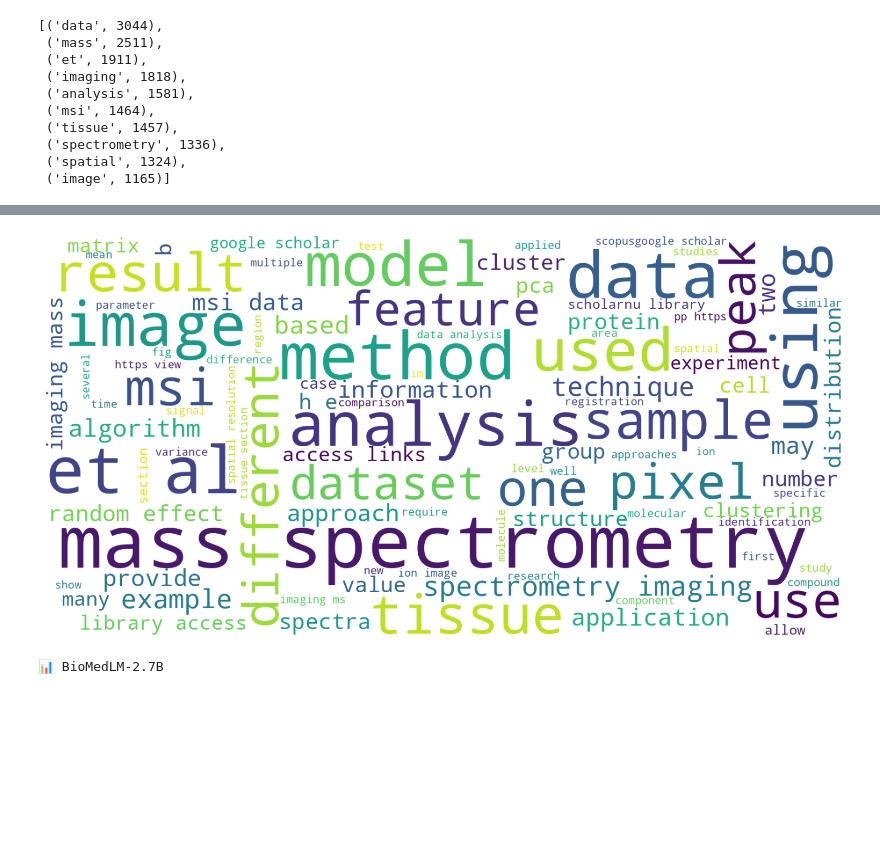
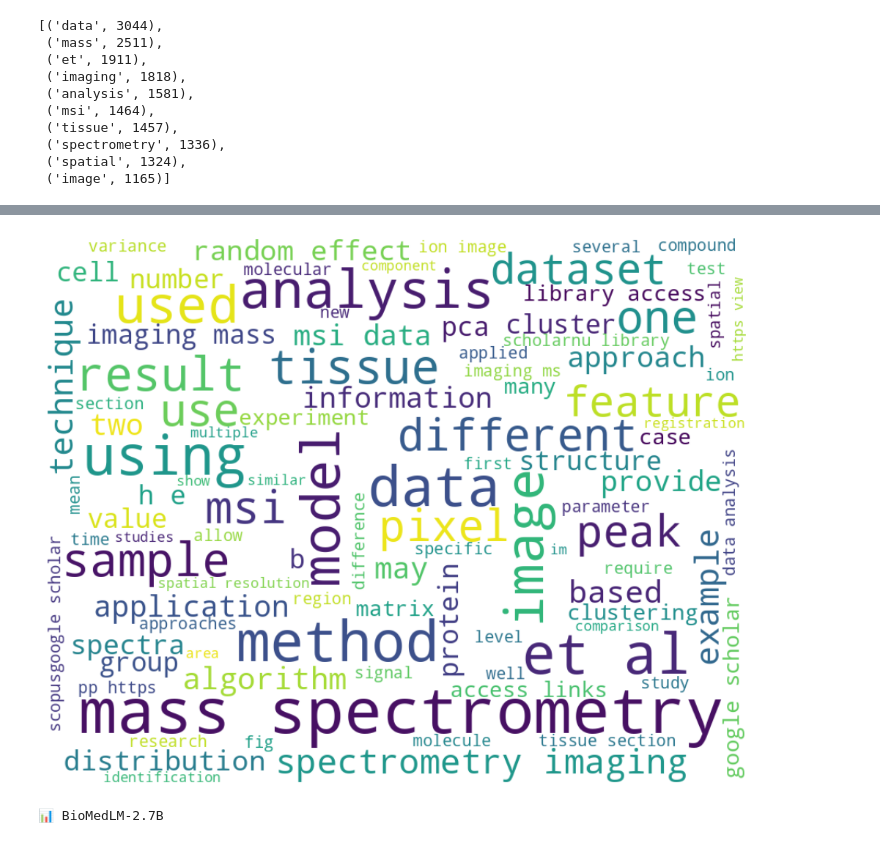
Before and after one commit to hakeematyab/Queryable-Shared-Reference-Repository, a Jupyter notebook: notebooks/EDA_9_30.ipynb, the cells around one changed output, grey strips where cells are left out. Cells and saved outputs as stored; diff of their text form; code cells hidden in the pictures; blank space fills up the shorter version.

Commit message:
Fixed eda plots

```diff
--- a/notebooks/EDA_9_30.ipynb
+++ b/notebooks/EDA_9_30.ipynb
@@ -420,17 +400,17 @@ plt.hist(combined_stats["total_words"], bins=50)
 # %%
-wordcloud = WordCloud(width=1600, height=800,
+wordcloud = WordCloud(width=900, height=700,
                          background_color='white',
                          max_words=100,
                          colormap='viridis').generate(' '.join(cleaned_combined_words))
 
 plt.figure(figsize=(16, 8))
 plt.imshow(wordcloud, interpolation='bilinear')
 plt.axis('off')
 # plt.title("Word Cloud", fontsize=40, pad=20)
 plt.tight_layout(pad=2)
 plt.show()
 # %% [output]
-[figure, old version]
+[figure, new version]
 # %%
 from transformers import AutoTokenizer
 # %%
```
Also changed, not shown: parts of 5 cells of this notebook.
